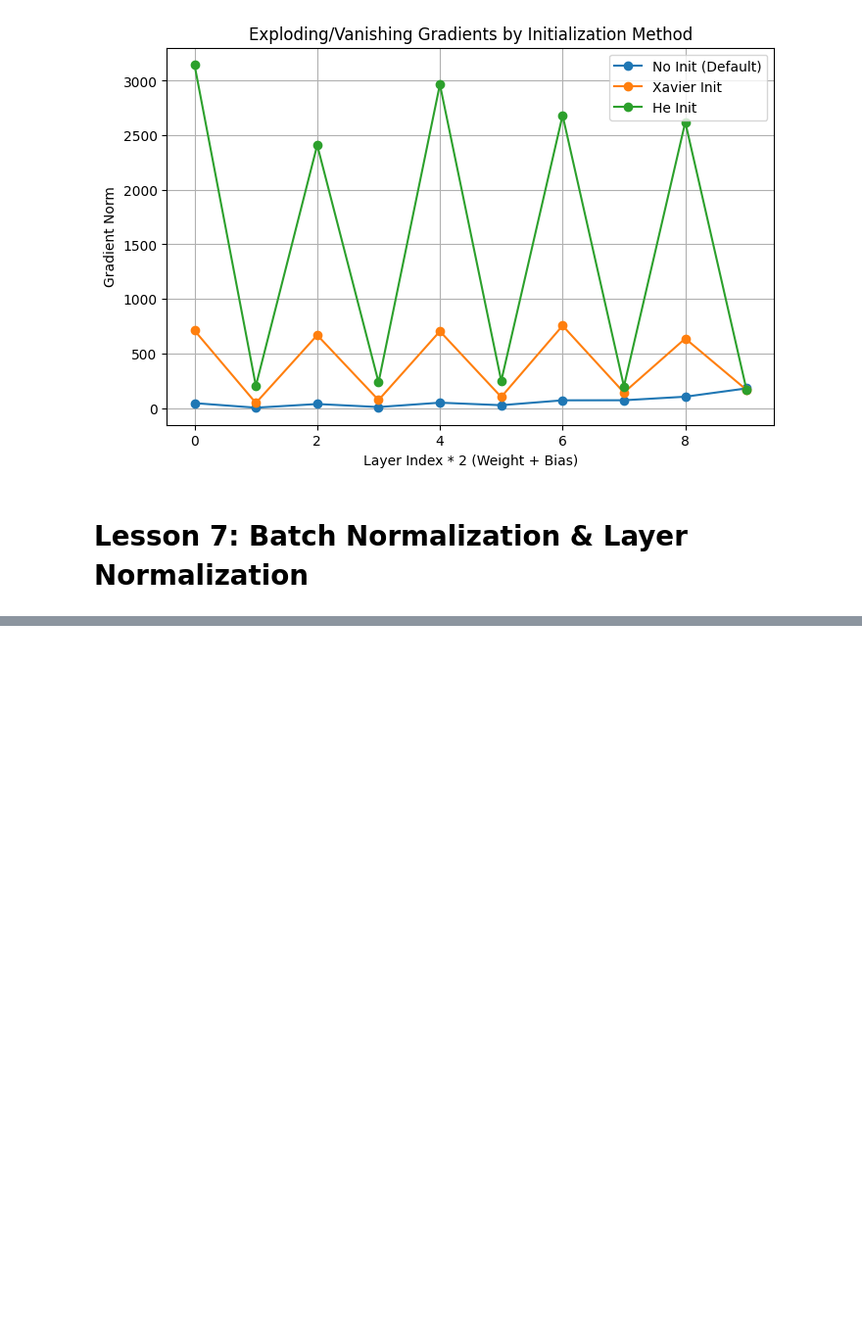
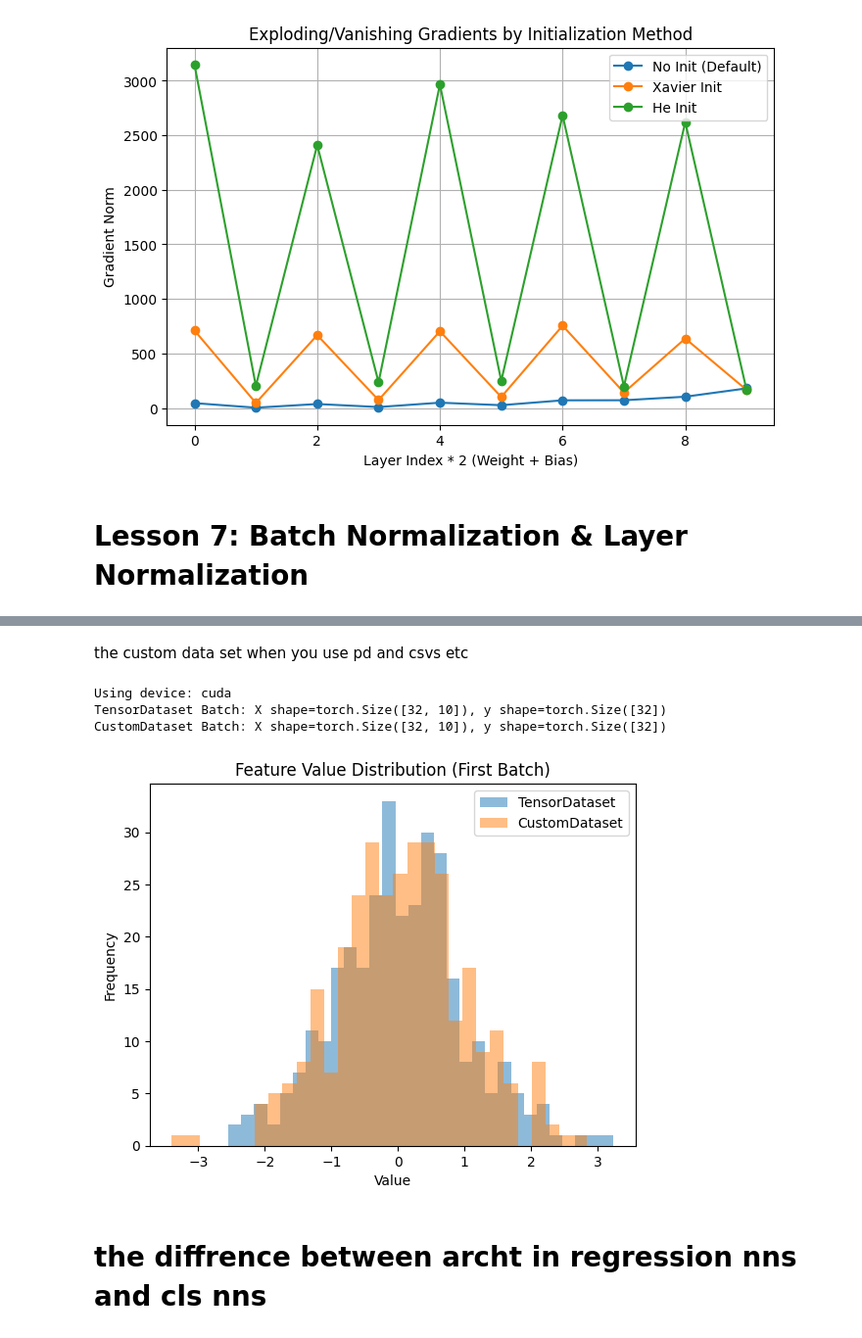
Before and after one commit to Momegaii/pytorch_O_core, a Jupyter notebook: pytorch_O_core.ipynb, the cells around one changed output, grey strips where cells are left out. Shown at 98% size. Saved outputs shown, nothing was run; the diff lists cells and outputs as text; code cells hidden in the pictures; blank space fills up the shorter version.

```diff
--- a/pytorch_O_core.ipynb
+++ b/pytorch_O_core.ipynb
@@ -662,0 +944,15 @@ plt.show()
+# %%
+#Example: TensorDataset
+import torch
+from torch.utils.data import TensorDataset, DataLoader
+
+x  = torch.randn(1000,3)
+y = torch.randint(0,2,(1000,))
+
+ds = TensorDataset(x,y)
+
+loader = DataLoader(ds,batch_size=100,shuffle=True)
+
+for batch_x,batch_y in loader:
+  print(batch_x,batch_y)
+  break
@@ -662,0 +977,2 @@ plt.show()
+# %% [markdown]
+the custom data set when you use pd and csvs etc
@@ -662,0 +993,60 @@ plt.show()
+# %%
+import torch
+from torch.utils.data import Dataset, DataLoader, TensorDataset
+import matplotlib.pyplot as plt
+
+# Check CUDA
+device = torch.device("cuda" if torch.cuda.is_available() else "cpu")
+print(f"Using device: {device}")
+
+# ----- 1. Using TensorDataset -----
+# Create random data (features & labels)
+X = torch.randn(500, 10)
+y = torch.randint(0, 2, (500,))
+
+# Create TensorDataset
+tensor_dataset = TensorDataset(X, y)
+tensor_loader = DataLoader(tensor_dataset, batch_size=32, shuffle=True)
+
+# ----- 2. Using Custom Dataset -----
+class CustomDataset(Dataset):
+    def __init__(self, X, y):
+        self.X = X
+        self.y = y
+
+    def __len__(self):
+        return len(self.X)
+
+    def __getitem__(self, idx):
+        # Return feature and label as tensors
+        return self.X[idx], self.y[idx]
+
+custom_dataset = CustomDataset(X, y)
+custom_loader = DataLoader(custom_dataset, batch_size=32, shuffle=True)
+
+# ----- 3. Move a batch to CUDA -----
+def get_batch(loader):
+    for batch_X, batch_y in loader:
+        return batch_X.to(device), batch_y.to(device)
+
+tensor_X, tensor_y = get_batch(tensor_loader)
+custom_X, custom_y = get_batch(custom_loader)
+
+print(f"TensorDataset Batch: X shape={tensor_X.shape}, y shape={tensor_y.shape}")
+print(f"CustomDataset Batch: X shape={custom_X.shape}, y shape={custom_y.shape}")
+
+# ----- 4. Visualize batch distribution -----
+plt.hist(tensor_X.cpu().numpy().flatten(), bins=30, alpha=0.5, label="TensorDataset")
+plt.hist(custom_X.cpu().numpy().flatten(), bins=30, alpha=0.5, label="CustomDataset")
+plt.title("Feature Value Distribution (First Batch)")
+plt.xlabel("Value")
+plt.ylabel("Frequency")
+plt.legend()
+plt.show()
+# %% [output]
+Using device: cuda
+TensorDataset Batch: X shape=torch.Size([32, 10]), y shape=torch.Size([32])
+CustomDataset Batch: X shape=torch.Size([32, 10]), y shape=torch.Size([32])
+[figure, added]
+# %% [markdown]
+# the diffrence between archt in regression nns and cls nns
```
Also changed, not shown: parts of 10 cells of this notebook.
